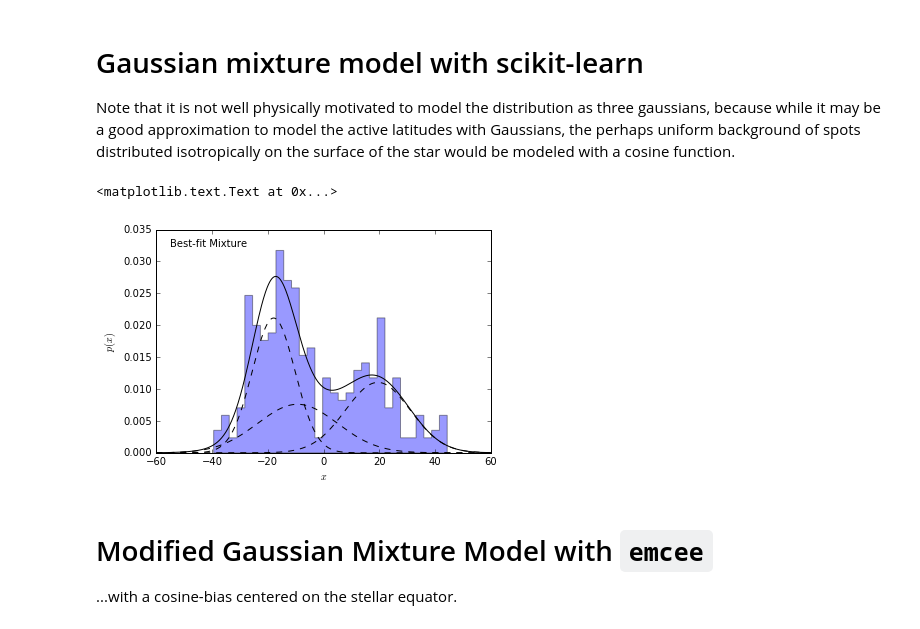
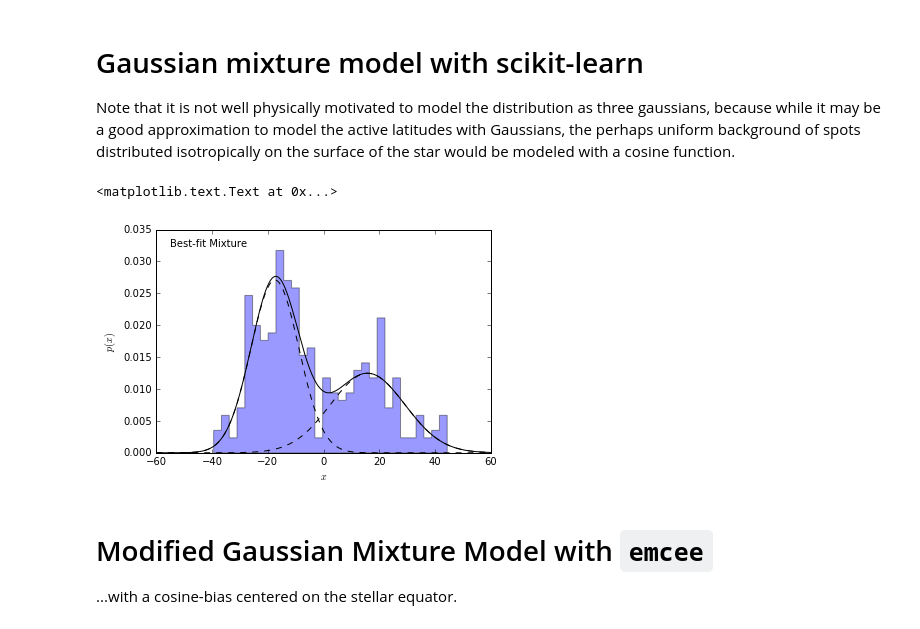
Before and after one commit to bmorris3/friedrich, a Jupyter notebook: hat11_flip_lambda/latitude_distribution.ipynb, the cells around one changed output. Saved outputs shown, nothing was run; the diff lists cells and outputs as text; code cells hidden in the pictures.

```diff
--- a/hat11_flip_lambda/latitude_distribution.ipynb
+++ b/hat11_flip_lambda/latitude_distribution.ipynb
@@ -117,29 +117,29 @@ Note that it is not well physically motivated to model the distribution as three
 # %%
 from sklearn.mixture import GMM
 
 X = np.atleast_2d(significant_latitudes).T
 
 fig, ax = plt.subplots()
-M_best = GMM(3).fit(X)#models[np.argmin(AIC)]
+M_best = GMM(2).fit(X)#models[np.argmin(AIC)]
 
 x = np.atleast_2d(np.linspace(-60, 60, 1000)).T
 # logprob, responsibilities = M_best.eval(x)
 logprob = M_best.score(x)
 responsibilities = M_best.predict_proba(x)
 
 pdf = np.exp(logprob)
 pdf_individual = responsibilities * pdf[:, np.newaxis]
 
 ax.hist(X, 30, normed=True, histtype='stepfilled', alpha=0.4)
 ax.plot(x, pdf, '-k')
 ax.plot(x, pdf_individual, '--k')
 ax.text(0.04, 0.96, "Best-fit Mixture",
         ha='left', va='top', transform=ax.transAxes)
 ax.set_xlabel('$x$')
 ax.set_ylabel('$p(x)$')
 # %% [output]
 <matplotlib.text.Text at 0x...>
-[figure, old version]
+[figure, new version]
 # %% [markdown]
 # Modified Gaussian Mixture Model with `emcee`
 
```
Also changed, not shown: parts of 16 cells of this notebook.
